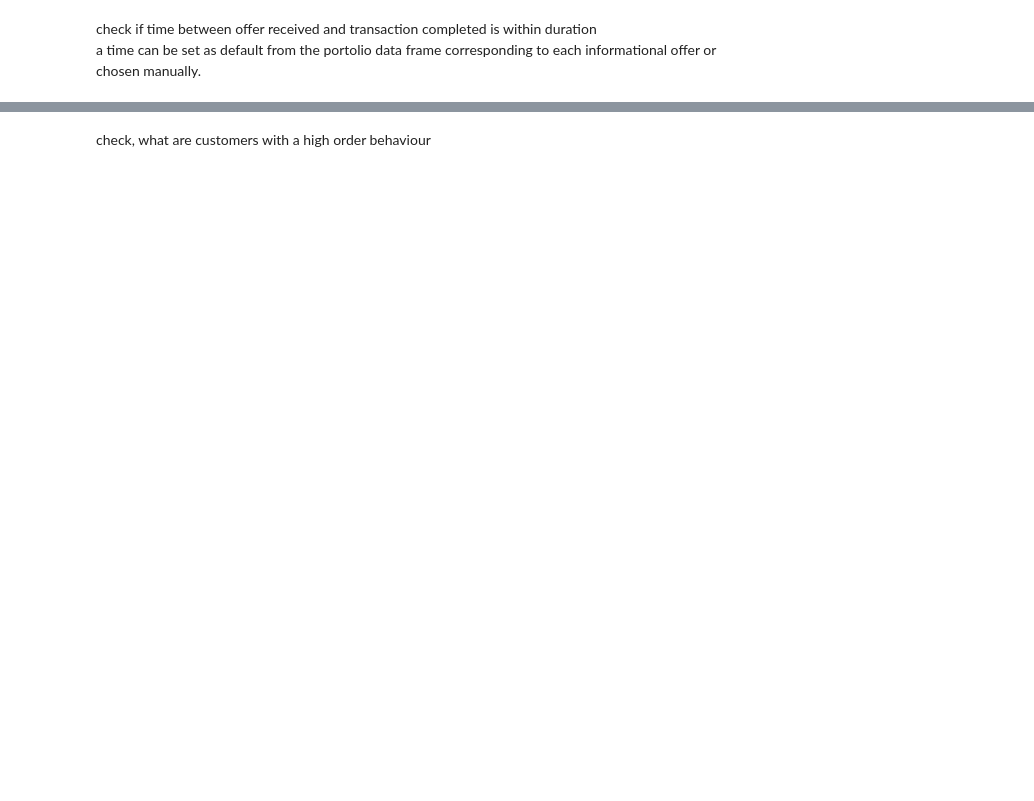
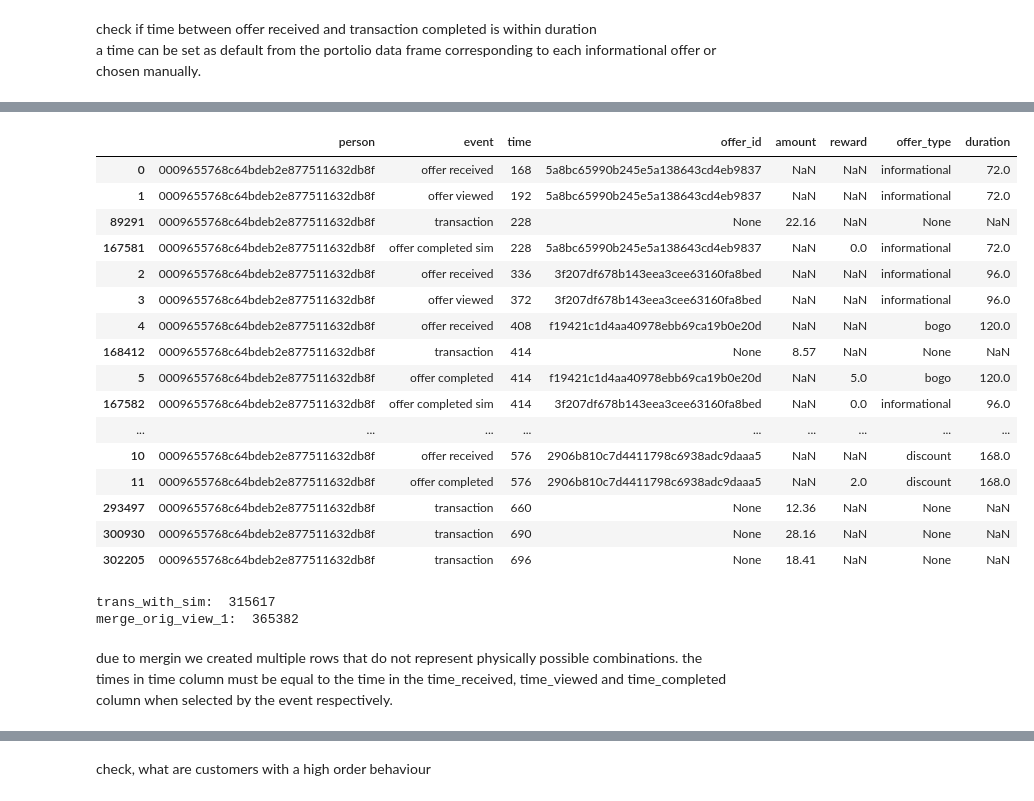
Before and after one commit to udacityML/capstone_starbucks, a Jupyter notebook: Starbucks_Capstone_preprocessing.ipynb, the cells around one changed output, grey strips where cells are left out. Drawn from its saved outputs; the diff is of its cells as text; code cells hidden in the pictures; blank space fills up the shorter version.

Commit message:
rebuilt dataset by offer and transaction

```diff
--- a/Starbucks_Capstone_preprocessing.ipynb
+++ b/Starbucks_Capstone_preprocessing.ipynb
@@ -356,0 +361,4 @@ trans
+# %%
+# here we actually set the offer_id of the informational offer to the value of the ovver_viewed at the position right above the transaction.
+# with this we are allowed create the offer_completed event for informational offer and append it to the initial transaction data frame
+inf_trans.loc[inf_trans['offer_id'].isnull(),'offer_id'] = inf_trans['offer_id'].shift(1)
@@ -356,0 +375,7 @@ trans
+# %%
+inf_trans.drop(['connected_transaction_down_shift','connected_transaction_up_shift'],axis=1,inplace=True)
+inf_trans.loc[inf_trans['event']=='transaction','event'] = 'offer completed sim'
+inf_trans = inf_trans[inf_trans.event == 'offer completed sim' ]
+inf_trans['offer_type'] = inf_trans['offer_id'].apply(lambda x:look_up_offer_type[x])
+inf_trans.loc[inf_trans['event']=='offer completed sim','amount'] = np.nan
+inf_trans.loc[inf_trans['event']=='offer completed sim','reward'] = 0
@@ -356,0 +405,4 @@ trans
+# %%
+# concat trans_enriched with inf_trans frame
+trans_with_sim = pd.concat([trans_enriched,inf_trans],axis=0)
+trans_with_sim
@@ -356,0 +423,7 @@ trans
+# %%
+merge_temp =  pd.merge(trans_with_sim[trans_with_sim['offer_id'].isnull()==False],
+                 portfolio[['id','duration']],
+                 left_on='offer_id', right_on='id', how='left',suffixes=['_from_portfolio','_from_portfolio']).drop('id',axis=1)
+
+# retrieve the lost rows where the id is nan and combine it with the merged df
+trans_with_sim = pd.concat([trans_with_sim[trans_with_sim['offer_id'].isnull()],merge_temp],axis=0).sort_values(['person','time'])
@@ -356,0 +541,30 @@ trans
+# %%
+trans_with_sim[trans_with_sim.person=='0009655768c64bdeb2e877511632db8f']
+# %% [output]
+|  | person | event | time | offer_id | amount | reward | offer_type | duration |
+| 0 | 0009655768c64bdeb2e877511632db8f | offer received | 168 | 5a8bc65990b245e5a138643cd4eb9837 | NaN | NaN | informational | 72.0 |
+| 1 | 0009655768c64bdeb2e877511632db8f | offer viewed | 192 | 5a8bc65990b245e5a138643cd4eb9837 | NaN | NaN | informational | 72.0 |
+| 89291 | 0009655768c64bdeb2e877511632db8f | transaction | 228 | None | 22.16 | NaN | None | NaN |
+| 167581 | 0009655768c64bdeb2e877511632db8f | offer completed sim | 228 | 5a8bc65990b245e5a138643cd4eb9837 | NaN | 0.0 | informational | 72.0 |
+| 2 | 0009655768c64bdeb2e877511632db8f | offer received | 336 | 3f207df678b143eea3cee63160fa8bed | NaN | NaN | informational | 96.0 |
+| 3 | 0009655768c64bdeb2e877511632db8f | offer viewed | 372 | 3f207df678b143eea3cee63160fa8bed | NaN | NaN | informational | 96.0 |
+| 4 | 0009655768c64bdeb2e877511632db8f | offer received | 408 | f19421c1d4aa40978ebb69ca19b0e20d | NaN | NaN | bogo | 120.0 |
+| 168412 | 0009655768c64bdeb2e877511632db8f | transaction | 414 | None | 8.57 | NaN | None | NaN |
+| 5 | 0009655768c64bdeb2e877511632db8f | offer completed | 414 | f19421c1d4aa40978ebb69ca19b0e20d | NaN | 5.0 | bogo | 120.0 |
+| 167582 | 0009655768c64bdeb2e877511632db8f | offer completed sim | 414 | 3f207df678b143eea3cee63160fa8bed | NaN | 0.0 | informational | 96.0 |
+| ... | ... | ... | ... | ... | ... | ... | ... | ... |
+| 10 | 0009655768c64bdeb2e877511632db8f | offer received | 576 | 2906b810c7d4411798c6938adc9daaa5 | NaN | NaN | discount | 168.0 |
+| 11 | 0009655768c64bdeb2e877511632db8f | offer completed | 576 | 2906b810c7d4411798c6938adc9daaa5 | NaN | 2.0 | discount | 168.0 |
+| 293497 | 0009655768c64bdeb2e877511632db8f | transaction | 660 | None | 12.36 | NaN | None | NaN |
+| 300930 | 0009655768c64bdeb2e877511632db8f | transaction | 690 | None | 28.16 | NaN | None | NaN |
+| 302205 | 0009655768c64bdeb2e877511632db8f | transaction | 696 | None | 18.41 | NaN | None | NaN |
+# %%
+print('trans_with_sim: ',len(trans_with_sim))
+merge_orig_view_1 = pd.merge(trans_with_sim, df_temp_joined, left_on=['person','offer_id'],
+               right_on=['person','offer_id'],how='left')
+print('merge_orig_view_1: ',len(merge_orig_view_1))
+# %% [output]
+trans_with_sim:  315617
+merge_orig_view_1:  365382
+# %% [markdown]
+due to mergin we created multiple rows that do not represent physically possible combinations. the times in time column must be equal to the time in the time_received, time_viewed and time_completed column when selected by the event respectively.
```
Also changed, not shown: parts of 71 cells of this notebook.
